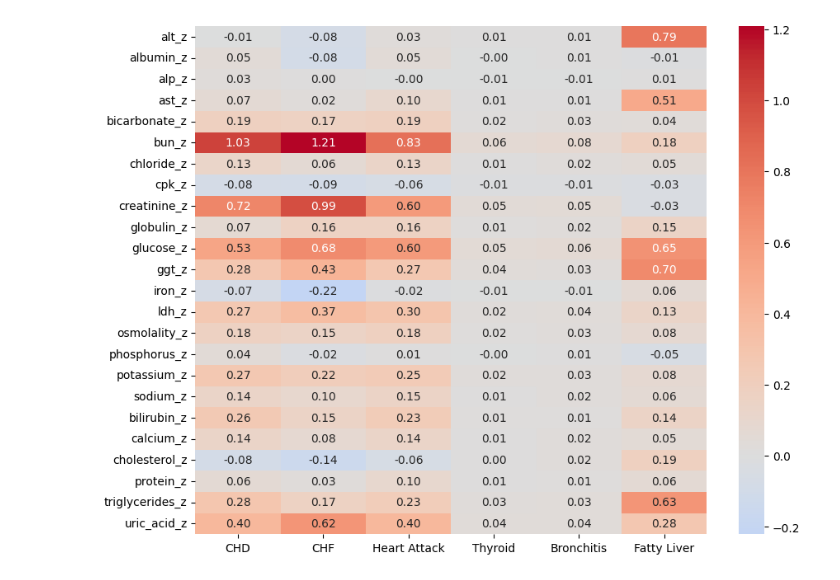
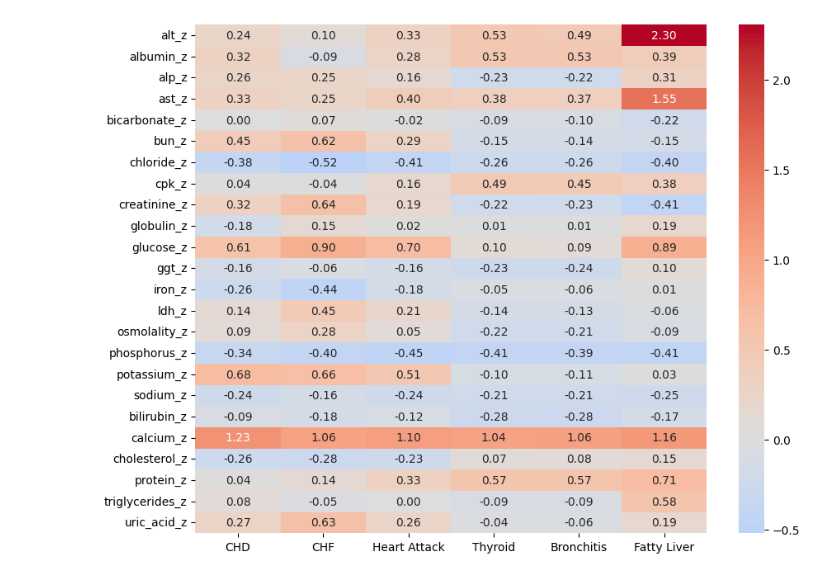
Before and after one commit to zda58/conv, a Jupyter notebook: plot.ipynb, the cells around one changed output. Saved outputs shown, nothing was run; the diff lists cells and outputs as text; code cells hidden in the pictures.

```diff
--- a/plot.ipynb
+++ b/plot.ipynb
@@ -6,26 +6,27 @@ import seaborn as sns
 # %%
 cols_str = \
 "alt_z, albumin_z, alp_z, ast_z, bicarbonate_z, bun_z, chloride_z, cpk_z, " \
 "creatinine_z, globulin_z, glucose_z, ggt_z, iron_z, ldh_z, osmolality_z, phosphorus_z, " \
 "potassium_z, sodium_z, bilirubin_z, calcium_z, cholesterol_z, protein_z, triglycerides_z, uric_acid_z"
 
+
 cols = [c.strip() for c in cols_str.split(',')]
 
 f = lambda s: [float(v) for v in s]
 
 df = pd.DataFrame({
-    "CHD": f(['-0.007707174775785602', '0.046245775588705275', '0.026996661383903674', '0.06837766404233209', '0.1905827103315039', '1.030503031928245', '0.12680704784170832', '-0.07644105685045367', '0.7159299718216346', '0.07162541095492836', '0.5318788375234702', '0.278159054545029', '-0.07296367853201695', '0.27324644052719144', '0.18106825521198794', '0.04280533082405664', '0.27170862700591475', '0.1405228778168706', '0.2585471017420484', '0.1398782068511011', '-0.0840007177471109', '0.06087584816723569', '0.2820913279376796', '0.4046119289858691']),
-    "CHF": f(['-0.07994409392434339', '-0.08435937826046101', '0.004519439785148702', '0.019965109779754794', '0.16776007039910962', '1.208527728379382', '0.06451644980103984', '-0.09132298582954436', '0.9861392554532767', '0.16036073939248469', '0.6800323998544883', '0.4313996541242351', '-0.2204139999152073', '0.3672373142796955', '0.15021487117216', '-0.02082816631077453', '0.21991265737810642', '0.09906115579323095', '0.14897608366530013', '0.0769580166588216', '-0.13745761924371888', '0.026199252003353362', '0.16575752804352237', '0.6233671713859824']),
-    "Heart Attack": f(['0.02995817675429479', '0.04510481224873908', '-0.004648365631542087', '0.10279911815730505', '0.19055243946204747', '0.8267779659882816', '0.13128178444032199', '-0.05700586051412382', '0.6000925818359967', '0.16156748150780634', '0.598652238105567', '0.2742170599066391', '-0.015827911820408845', '0.29692294182942536', '0.1842341608349158', '0.008701156912028227', '0.24829182784512113', '0.1478898912864781', '0.22734196211887914', '0.13554074319051929', '-0.0575960338974283', '0.10195717540343245', '0.2253944107966332', '0.3999263966333044']),
-    "Thyroid": f(['0.013096799328468686', '-0.0018631917141559596', '-0.005360135399298123', '0.01301956349228238', '0.016901424137667855', '0.06267067506327026', '0.010527779262294196', '-0.009295789651636108', '0.04536352238836371', '0.01442965898870368', '0.05210608665405139', '0.036255275000402425', '-0.0057306007711605015', '0.02156963328157664', '0.015249823582030825', '-0.001520508055138703', '0.020192965961747106', '0.012314679504034804', '0.014697266518161138', '0.009647915672030456', '0.0038249797245038237', '0.0057020002546376404', '0.027584220328823763', '0.03819127868587859']),
-    "Bronchitis": f(['0.007593916621990228', '0.006614332118859999', '-0.006963852920099636', '0.013989487508555401', '0.025842817179406646', '0.08464127748231348', '0.020626917479741155', '-0.013179853612722439', '0.05088282078870518', '0.022922309495413185', '0.05960355820556924', '0.029414093032603603', '-0.006272976598007672', '0.035426956538177075', '0.0252379468247241', '0.0077770430530816545', '0.028597001083158928', '0.022395790151251083', '0.01444212435408659', '0.02003772615925979', '0.02256219467735601', '0.01425671372818214', '0.033863989888626364', '0.03717974681909167']),
-    "Fatty Liver": f(['0.7924605081034898', '-0.013960773316513428', '0.013688753808951211', '0.5075667938785197', '0.03853806995273422', '0.1816956071023407', '0.04518392834631266', '-0.034789922205828196', '-0.031869210133409', '0.14659131304562695', '0.647914179393173', '0.6974476597783954', '0.06182619359631891', '0.13252006547073036', '0.08212448752243025', '-0.05215292513099959', '0.08201893528266938', '0.05952065422731355', '0.14443042626021702', '0.054262098794316274', '0.19046163043559097', '0.060698815030889176', '0.6264946868277831', '0.2763934724621536'])
+    "CHD": f(['0.24144774570930277', '0.31988306145645773', '0.2560952176392613', '0.33258539316952507', '0.0018899588670052646', '0.44978780513162964', '-0.38265188436444414', '0.03612005530216166', '0.3187162194074609', '-0.18196442972464422', '0.6059224897427613', '-0.15632260450897317', '-0.25814509849783185', '0.1420128507949135', '0.0932686063817512', '-0.3395896393298039', '0.6833007961602761', '-0.23964136133180855', '-0.0888031546747183', '1.2309328648343403', '-0.2596802587386892', '0.0391853720732746', '0.0799035600028634', '0.27466358310446987']),
+    "CHF": f(['0.10168483400211814', '-0.09004744363662867', '0.24993423643366947', '0.24516388656019877', '0.07183275481638918', '0.617548133915117', '-0.521490632071989', '-0.03568815292098931', '0.6390931892723112', '0.14503294515271065', '0.8986067679304004', '-0.06036889701368544', '-0.4445107219782688', '0.45286561285873006', '0.28071497413865215', '-0.4005207917863461', '0.6622901196018978', '-0.16026589484135215', '-0.17741708001326062', '1.0559812150148886', '-0.2808380022707406', '0.14136677451025023', '-0.0463815847637899', '0.6307140453373119']),
+    "Heart Attack": f(['0.327555325733516', '0.2832971162342714', '0.15977711796828667', '0.39619173723296963', '-0.01759295044100769', '0.29310902867895594', '-0.4067593913977137', '0.1638813764830954', '0.1938588680934608', '0.022220939750672873', '0.7000851321013849', '-0.15963459286957418', '-0.17783537651499598', '0.21181914221699327', '0.05340751889575642', '-0.44633201102441705', '0.5065456732640394', '-0.23562806904460004', '-0.12386303832836744', '1.0999800261057808', '-0.23457939131694452', '0.3326001975736931', '0.003651634174312777', '0.26053254594815045']),
+    "Thyroid": f(['0.5288358048662032', '0.5263416358859326', '-0.2276919918441105', '0.38117443453701494', '-0.09392167229626078', '-0.14688950234828255', '-0.26315390289795143', '0.48995611097874403', '-0.22327578558080052', '0.011657849183339144', '0.09754410246287903', '-0.23463536352910194', '-0.05118254034810302', '-0.1417077188654346', '-0.21835798448147797', '-0.407585363157792', '-0.1026749741920249', '-0.21460292528124297', '-0.2764620139135176', '1.035173871459853', '0.0693312614737405', '0.5698571055109773', '-0.08787881203625092', '-0.03904257520254047']),
+    "Bronchitis": f(['0.4943707969097215', '0.528436831166123', '-0.21815179631725967', '0.3679625117435108', '-0.09646157998297665', '-0.13534564284828565', '-0.2607010824439798', '0.45245400582976575', '-0.22748937093245', '0.009138166868279682', '0.09444778370400234', '-0.2434358369390443', '-0.06263851865911516', '-0.1292952080359793', '-0.21341302530499812', '-0.38995163745841516', '-0.10857094527334116', '-0.21330712321539574', '-0.28244765483891965', '1.0610677702500657', '0.079854686096434', '0.567822569177017', '-0.08846206641563097', '-0.05557279554014807']),
+    "Fatty Liver": f(['2.304655971829395', '0.3948230310075553', '0.31449680083607595', '1.5454149218536468', '-0.21591348268509747', '-0.14533533536286655', '-0.3981751834623739', '0.37898073159558093', '-0.41229219946726564', '0.18519594860572747', '0.8913076895014685', '0.10055366432674656', '0.014718152125642713', '-0.061721595244590755', '-0.09023484854281437', '-0.41230084383111004', '0.02967051306815177', '-0.24503974655280056', '-0.16680864069186194', '1.1629705501316103', '0.14588570272968235', '0.714082513334338', '0.5752402614876874', '0.1880963166146289'])
 }, index=cols)
 
 plt.figure(figsize=(10, 8))
 sns.heatmap(df, cmap="coolwarm", center=0, annot=True, fmt=".2f")
 plt.show()
 # %% [output]
-[figure, old version]
+[figure, new version]
 # %%
 cols_str = \
```
Also changed, not shown: parts of 3 cells of this notebook, 1 other file.
